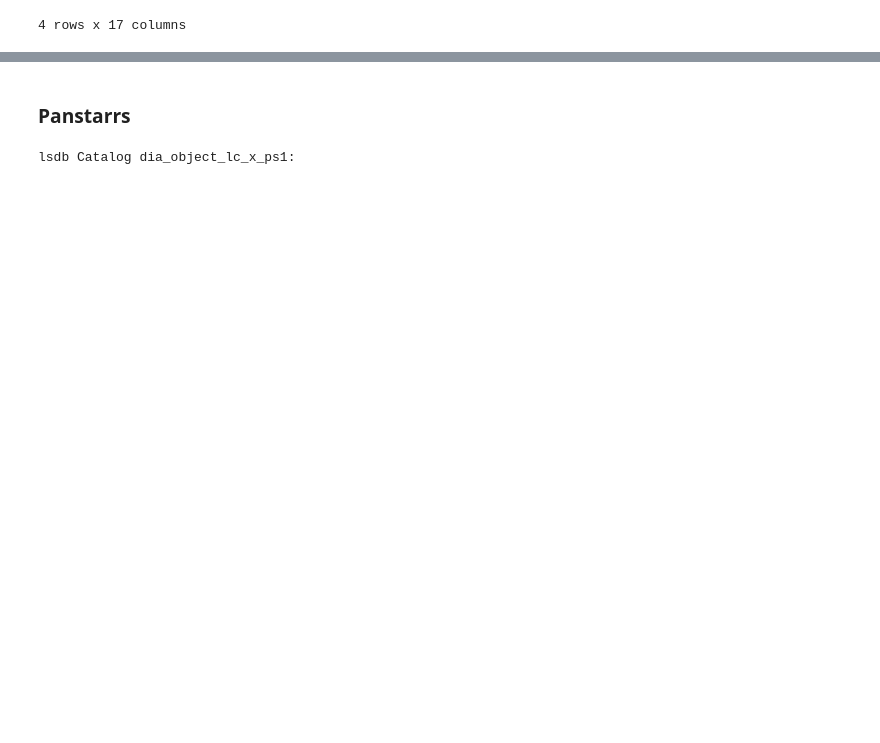
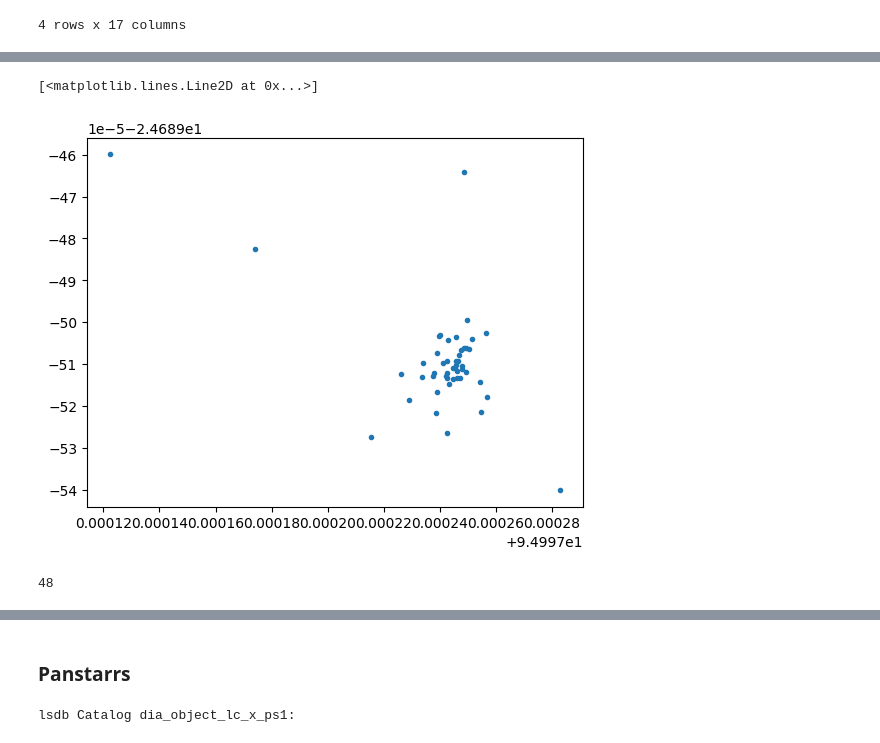
Before and after one commit to lsst-sitcom/linccf, a Jupyter notebook: internal/march_sprint/5.other_periodic_to_rubin/period_comparison.ipynb, the cells around one changed output, grey strips where cells are left out. Drawn from its saved outputs; the diff is of its cells as text; code cells hidden in the pictures; blank space fills up the shorter version.

```diff
--- a/internal/march_sprint/5.other_periodic_to_rubin/period_comparison.ipynb
+++ b/internal/march_sprint/5.other_periodic_to_rubin/period_comparison.ipynb
@@ -169,0 +228,10 @@ vari_ndf
+# %%
+plt.plot(comcam_lc["ra"], comcam_lc["dec"],'.', label="comcam")
+#plt.plot(ztf_lc["ra"], ztf_lc["dec"],'.', label="ZTF")
+# %% [output]
+[<matplotlib.lines.Line2D at 0x...>]
+[figure, added]
+# %%
+len(comcam_lc[comcam_lc[flags].sum(axis=1) == 0])
+# %% [output]
+48
```
Also changed, not shown: parts of 24 cells of this notebook.
